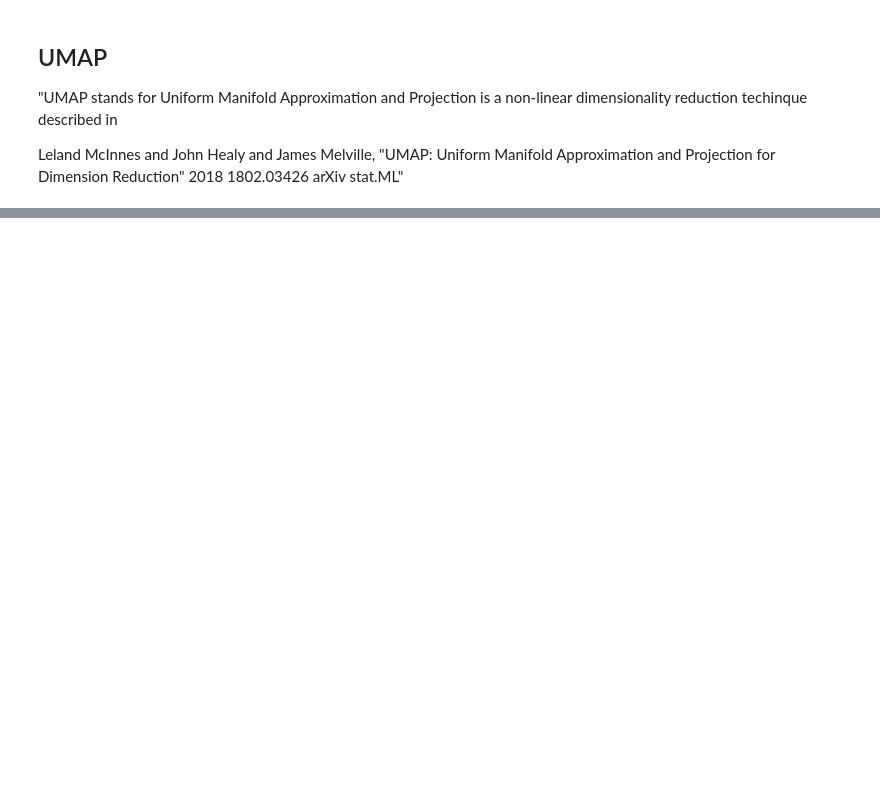
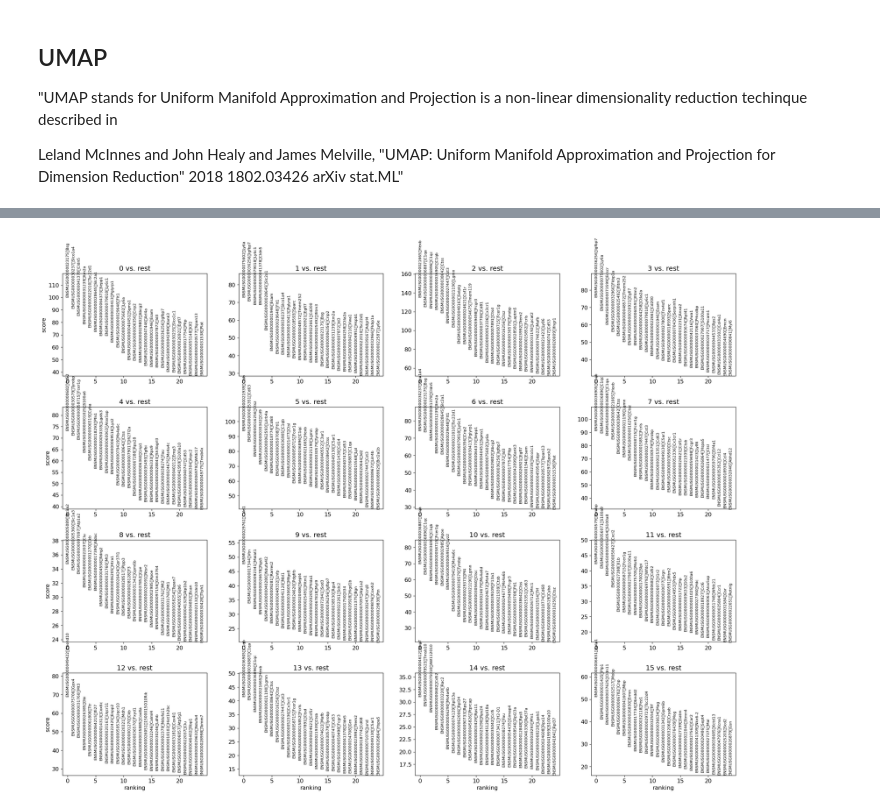
Before and after one commit to owenzel/neuro120-project, a Jupyter notebook: Stroke.ipynb, the cells around one changed output, grey strips where cells are left out. Cells and saved outputs as stored; diff of their text form; code cells hidden in the pictures; blank space fills up the shorter version.

```diff
--- a/Stroke.ipynb
+++ b/Stroke.ipynb
@@ -261,0 +285,5 @@ sc.pl.umap(adata_stroke1, color='louvain', ax=ax)
+# %%
+sc.tl.rank_genes_groups(adata_stroke1, 'louvain', method='t-test', corr_method="bonferroni")
+sc.pl.rank_genes_groups(adata_stroke1, n_genes=25, sharey=False)
+# %% [output]
+[figure, added]
```
Also changed, not shown: parts of 4 cells of this notebook.
